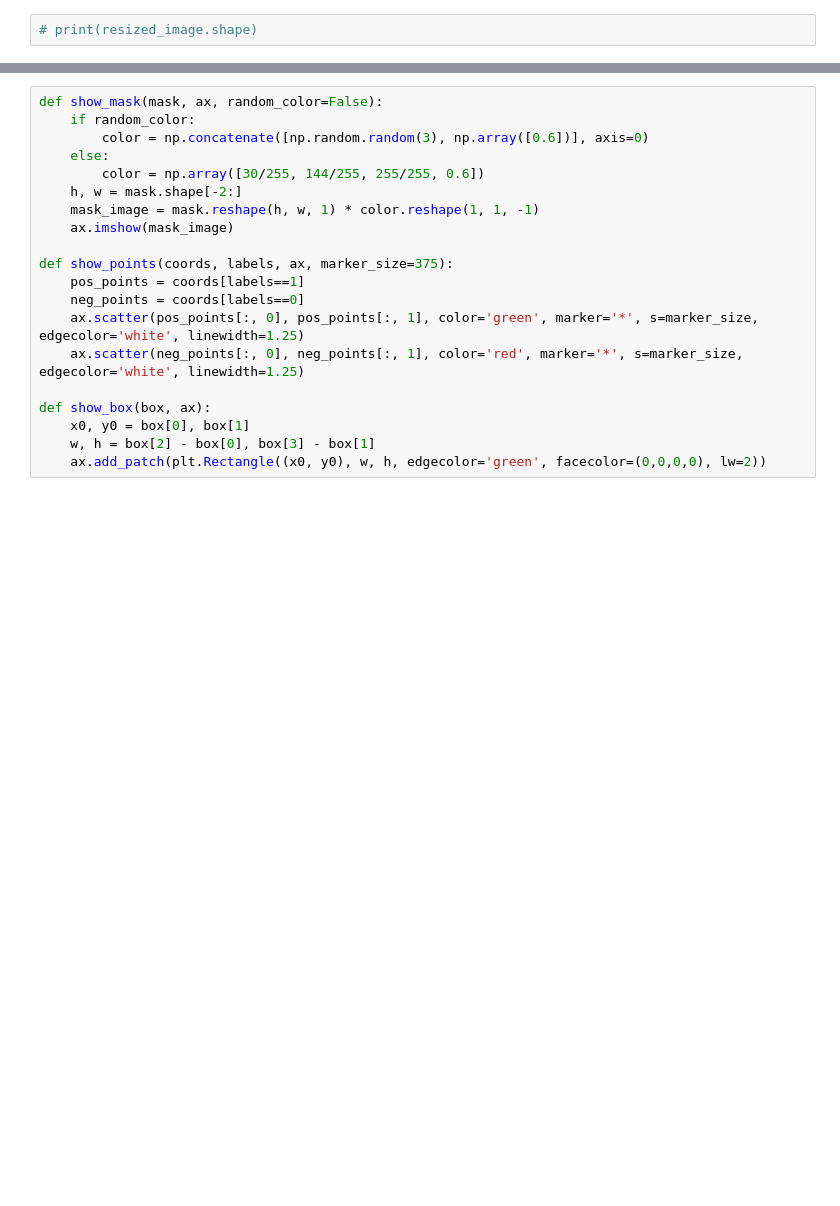
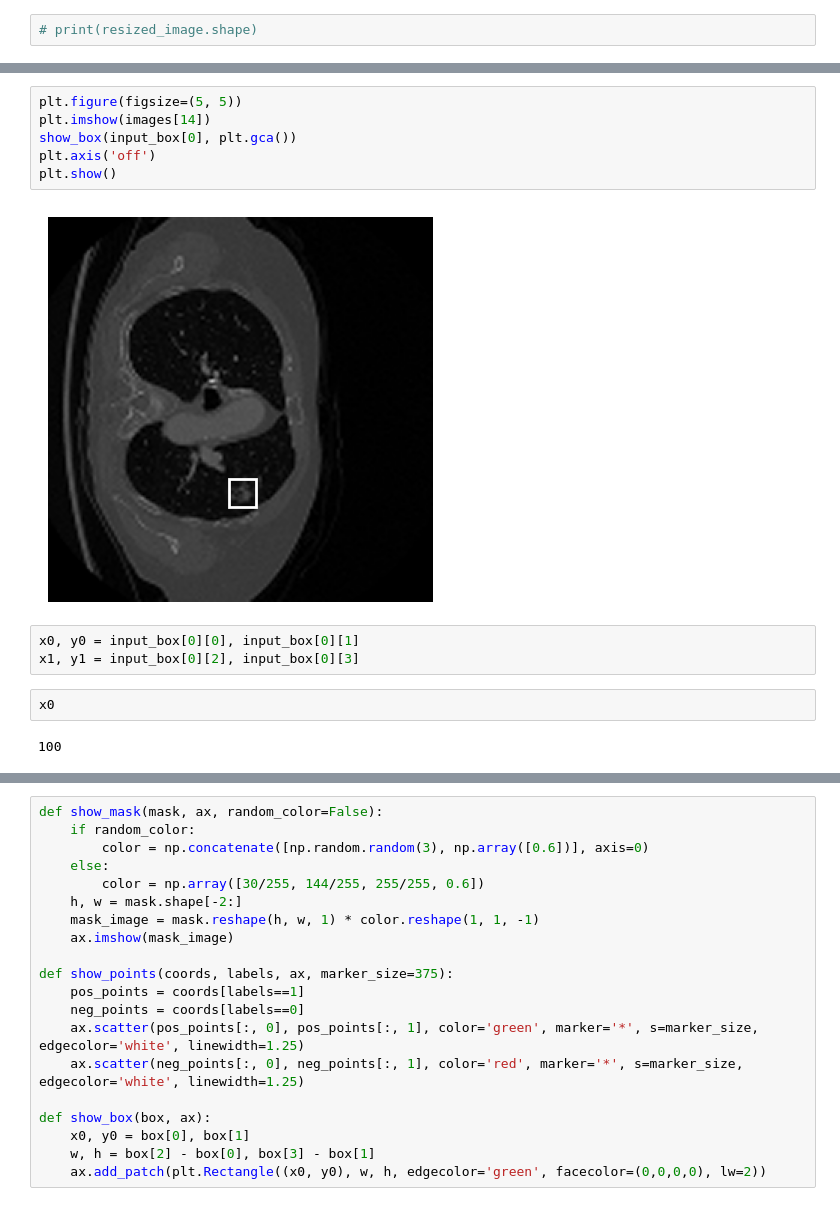
Before and after one commit to SalimFares4/Active-Learning-Segmentation, a Jupyter notebook: scripts/notebooks/01-Annotation.ipynb, the cells around one changed output, grey strips where cells are left out. Cells and saved outputs as stored; diff of their text form; blank space fills up the shorter version.

```diff
--- a/scripts/notebooks/01-Annotation.ipynb
+++ b/scripts/notebooks/01-Annotation.ipynb
@@ -123,0 +279,15 @@ sv.plot_images_grid(
+# %%
+plt.figure(figsize=(5, 5))
+plt.imshow(images[14])
+show_box(input_box[0], plt.gca())
+plt.axis('off')
+plt.show()
+# %% [output]
+[figure, added]
+# %%
+x0, y0 = input_box[0][0], input_box[0][1]
+x1, y1 = input_box[0][2], input_box[0][3]
+# %%
+x0
+# %% [output]
+100
```
Also changed, not shown: parts of 47 cells of this notebook, 14 other files.
